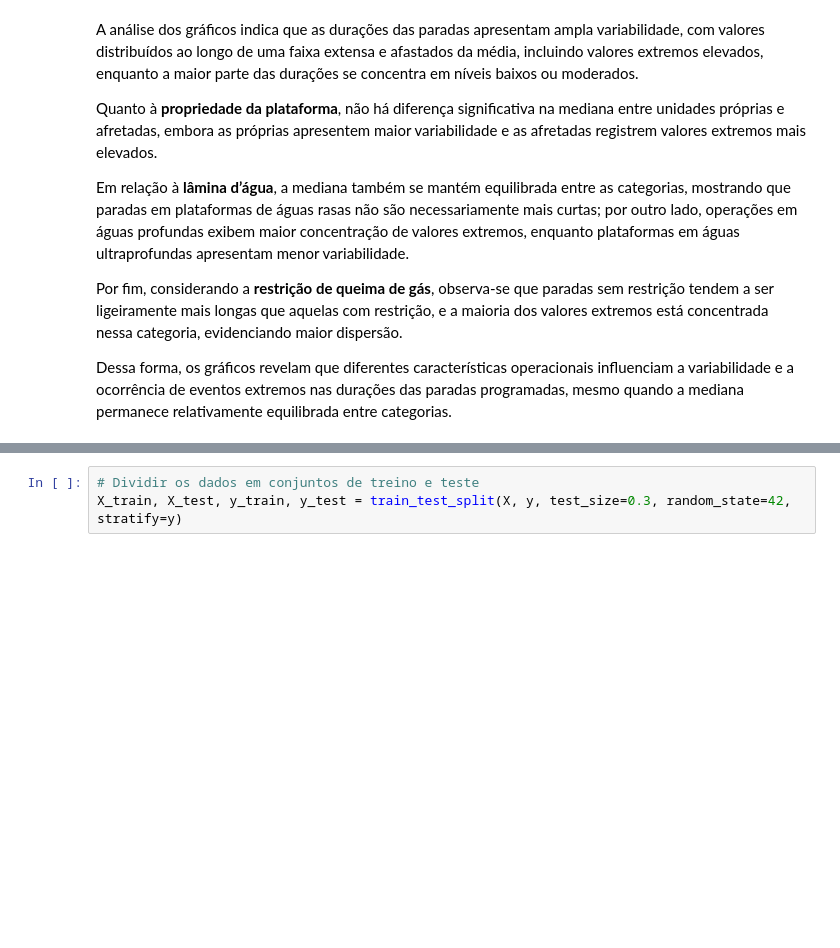
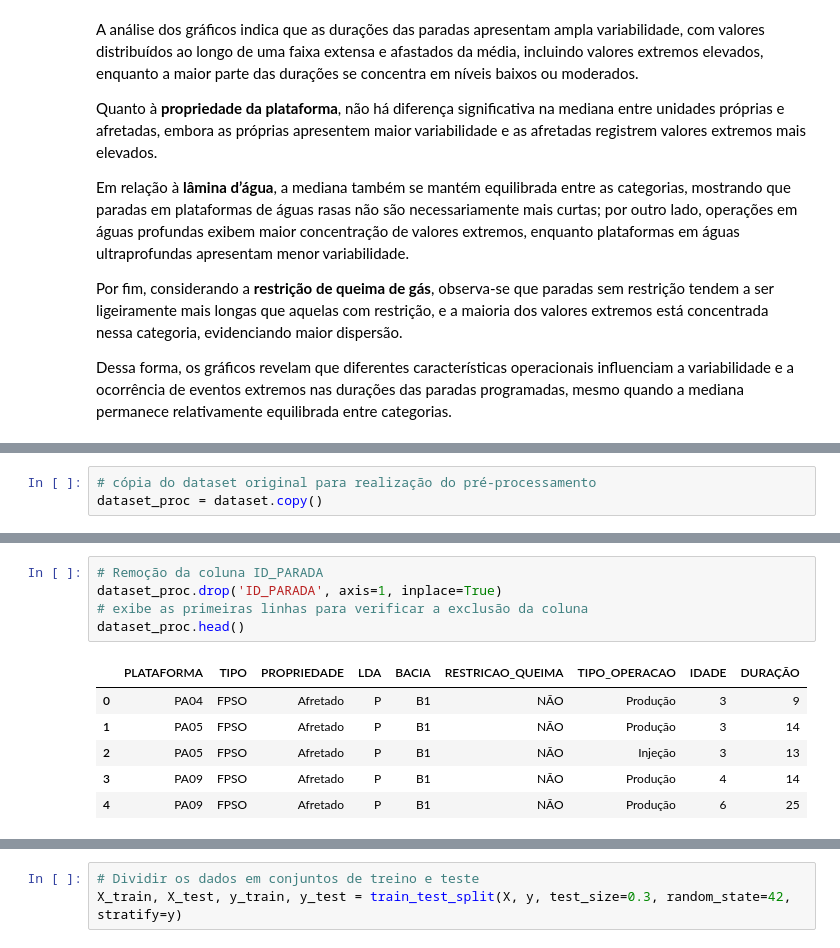
Before and after one commit to LAOLIVEIRA1972/PUC_MVP_AnaliseDados, a Jupyter notebook: mvp_Analise_Dados.ipynb, the cells around one changed output, grey strips where cells are left out. Saved outputs shown, nothing was run; the diff lists cells and outputs as text; blank space fills up the shorter version.

```diff
--- a/mvp_Analise_Dados.ipynb
+++ b/mvp_Analise_Dados.ipynb
@@ -425,0 +428,3 @@ Dessa forma, os gráficos revelam que diferentes características operacionais i
+# %%
+# cópia do dataset original para realização do pré-processamento
+dataset_proc = dataset.copy()
@@ -433,0 +447,12 @@ O pré-processamento de dados é uma etapa crucial para preparar os dados para m
+# %%
+# Remoção da coluna ID_PARADA
+dataset_proc.drop('ID_PARADA', axis=1, inplace=True)
+# exibe as primeiras linhas para verificar a exclusão da coluna
+dataset_proc.head()
+# %% [output]
+|  | PLATAFORMA | TIPO | PROPRIEDADE | LDA | BACIA | RESTRICAO_QUEIMA | TIPO_OPERACAO | IDADE | DURAÇÃO |
+| 0 | PA04 | FPSO | Afretado | P | B1 | NÃO | Produção | 3 | 9 |
+| 1 | PA05 | FPSO | Afretado | P | B1 | NÃO | Produção | 3 | 14 |
+| 2 | PA05 | FPSO | Afretado | P | B1 | NÃO | Injeção | 3 | 13 |
+| 3 | PA09 | FPSO | Afretado | P | B1 | NÃO | Produção | 4 | 14 |
+| 4 | PA09 | FPSO | Afretado | P | B1 | NÃO | Produção | 6 | 25 |
```
Also changed, not shown: parts of 17 cells of this notebook.
